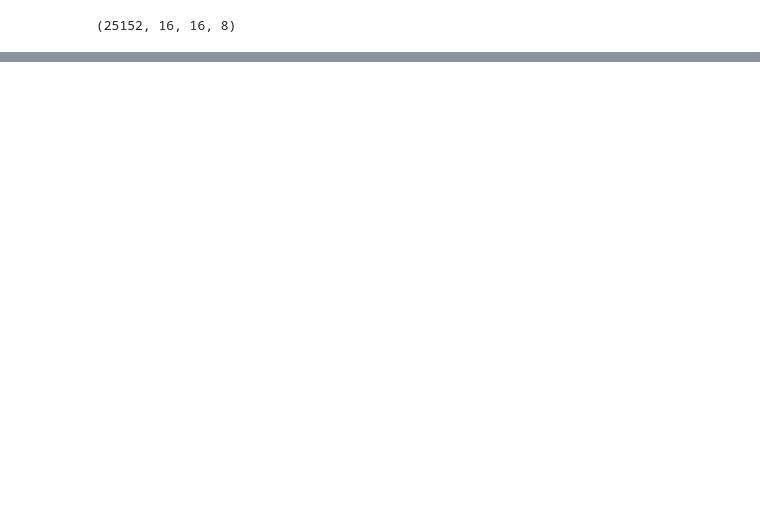
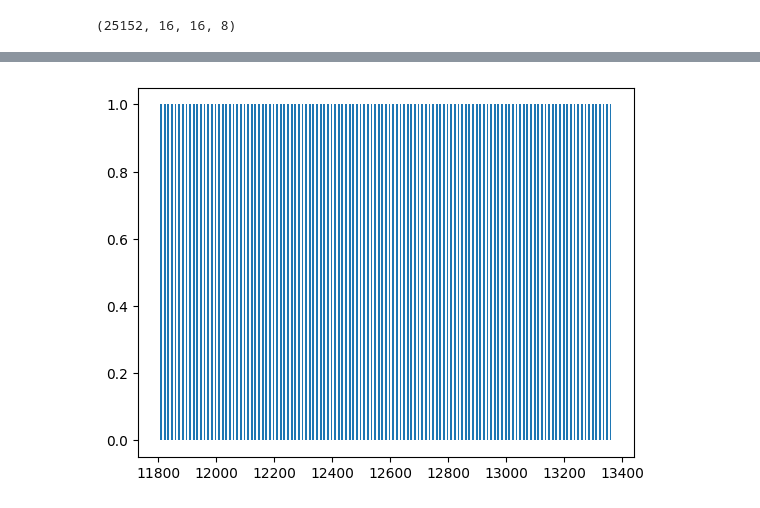
Before and after one commit to NicolasR14/Master_project, a Jupyter notebook: test with autoencoder+kmean+tsne.ipynb, the cells around one changed output, grey strips where cells are left out. Cells and saved outputs as stored; diff of their text form; code cells hidden in the pictures; blank space fills up the shorter version.

```diff
--- a/test with autoencoder+kmean+tsne.ipynb
+++ b/test with autoencoder+kmean+tsne.ipynb
@@ -324,3 +331,20 @@ print(kmeans.cluster_centers_)
+# %%
+# Horizontal bar plot with gaps
+fig, ax = plt.subplots()
+
+startOneIndex = None
+for index,label in enumerate(kmeans.labels_):
+    if(label==1 and startOneIndex == None):
+        startOneIndex = index
+    else:
+        if(startOneIndex):
+            barLength = min([index-startOneIndex,1])
+            ax.broken_barh([(startOneIndex, barLength)], (0, 1), facecolors='tab:blue')
+        startOneIndex = None
+
+plt.show()
+# %% [output]
+[figure, added]
 # %%
 from sklearn.manifold import TSNE
 # Use t-SNE to visualize the clusters
```
Also changed, not shown: parts of 11 cells of this notebook, 3 other files.
